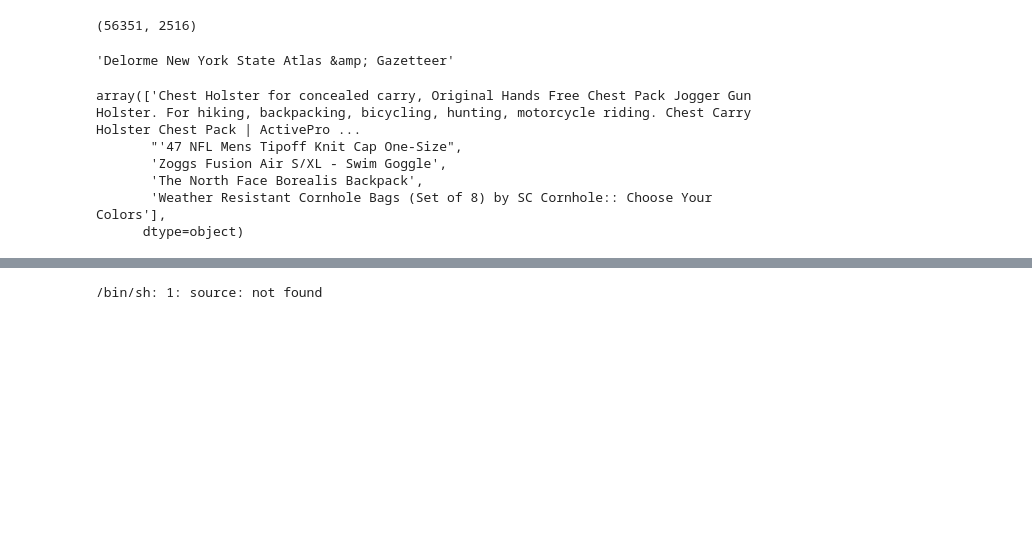
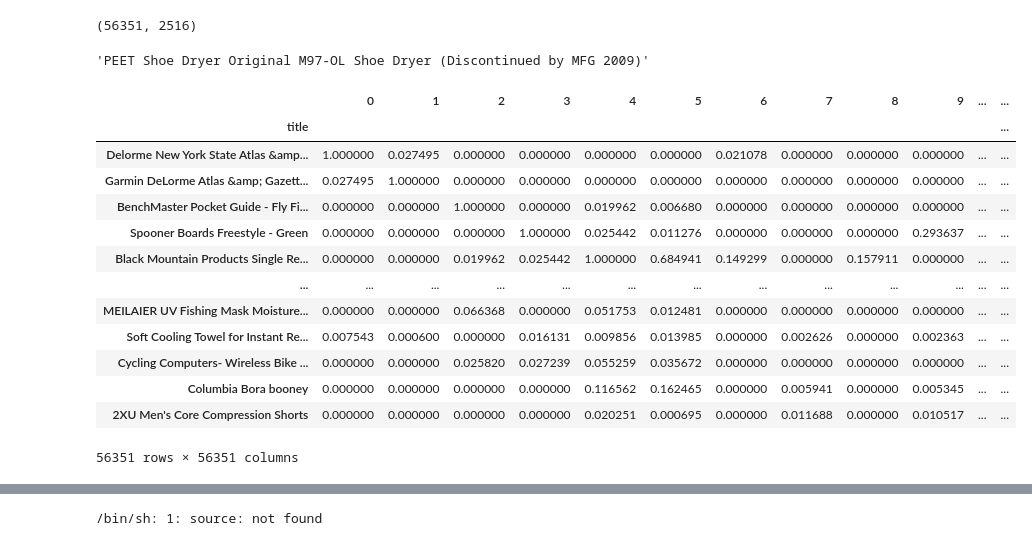
Before and after one commit to alirezasdg1/Amazon-recommender-system, a Jupyter notebook: notebooks/Content_based_recommender.ipynb, the cells around one changed output, grey strips where cells are left out. Drawn from its saved outputs; the diff is of its cells as text; code cells hidden in the pictures; blank space fills up the shorter version.

Commit message:
content based recommender

```diff
--- a/notebooks/NLP_AWS.ipynb
+++ b/notebooks/Content_based_recommender.ipynb
@@ -165,18 +165,24 @@ weighted_vector.shape
 # %% [output]
 (56351, 2516)
 # %%
-df_items['title'][0]
+df_items['title'][100]
 # %% [output]
-'Delorme New York State Atlas &amp; Gazetteer'
+'PEET Shoe Dryer Original M97-OL Shoe Dryer (Discontinued by MFG 2009)'
 # %%
 news_recommender = ContentRecommender()
-news_recommender.fit(df_text.values, titles = df_items['title'])
+news_recommender.fit(weighted_vector.values, titles = df_items['title'])
+# %% [output]
+|  | 0 | 1 | 2 | 3 | 4 | 5 | 6 | 7 | 8 | 9 | ... | ... |
+| title |  |  |  |  |  |  |  |  |  |  |  | ... |
+| Delorme New York State Atlas &amp... | 1.000000 | 0.027495 | 0.000000 | 0.000000 | 0.000000 | 0.000000 | 0.021078 | 0.000000 | 0.000000 | 0.000000 | ... | ... |
+| Garmin DeLorme Atlas &amp; Gazett... | 0.027495 | 1.000000 | 0.000000 | 0.000000 | 0.000000 | 0.000000 | 0.000000 | 0.000000 | 0.000000 | 0.000000 | ... | ... |
+| BenchMaster Pocket Guide - Fly Fi... | 0.000000 | 0.000000 | 1.000000 | 0.000000 | 0.019962 | 0.006680 | 0.000000 | 0.000000 | 0.000000 | 0.000000 | ... | ... |
+| Spooner Boards Freestyle - Green | 0.000000 | 0.000000 | 0.000000 | 1.000000 | 0.025442 | 0.011276 | 0.000000 | 0.000000 | 0.000000 | 0.293637 | ... | ... |
+| Black Mountain Products Single Re... | 0.000000 | 0.000000 | 0.019962 | 0.025442 | 1.000000 | 0.684941 | 0.149299 | 0.000000 | 0.157911 | 0.000000 | ... | ... |
+| ... | ... | ... | ... | ... | ... | ... | ... | ... | ... | ... | ... | ... |
+| MEILAIER UV Fishing Mask Moisture... | 0.000000 | 0.000000 | 0.066368 | 0.000000 | 0.051753 | 0.012481 | 0.000000 | 0.000000 | 0.000000 | 0.000000 | ... | ... |
+| Soft Cooling Towel for Instant Re... | 0.007543 | 0.000600 | 0.000000 | 0.016131 | 0.009856 | 0.013985 | 0.000000 | 0.002626 | 0.000000 | 0.002363 | ... | ... |
+| Cycling Computers- Wireless Bike ... | 0.000000 | 0.000000 | 0.025820 | 0.027239 | 0.055259 | 0.035672 | 0.000000 | 0.000000 | 0.000000 | 0.000000 | ... | ... |
+| Columbia Bora booney | 0.000000 | 0.000000 | 0.000000 | 0.000000 | 0.116562 | 0.162465 | 0.000000 | 0.005941 | 0.000000 | 0.005345 | ... | ... |
+| 2XU Men's Core Compression Shorts | 0.000000 | 0.000000 | 0.000000 | 0.000000 | 0.020251 | 0.000695 | 0.000000 | 0.011688 | 0.000000 | 0.010517 | ... | ... |
+56351 rows × 56351 columns
-# %%
-news_recommender.get_recommendations(item='Delorme New York State Atlas &amp; Gazetteer')
-# %% [output]
-array(['Chest Holster for concealed carry, Original Hands Free Chest Pack Jogger Gun Holster. For hiking, backpacking, bicycling, hunting, motorcycle riding. Chest Carry Holster Chest Pack | ActivePro ...
-       "'47 NFL Mens Tipoff Knit Cap One-Size",
-       'Zoggs Fusion Air S/XL - Swim Goggle',
-       'The North Face Borealis Backpack',
-       'Weather Resistant Cornhole Bags (Set of 8) by SC Cornhole:: Choose Your Colors'],
-      dtype=object)
```
Also changed, not shown: parts of 2 cells of this notebook.
